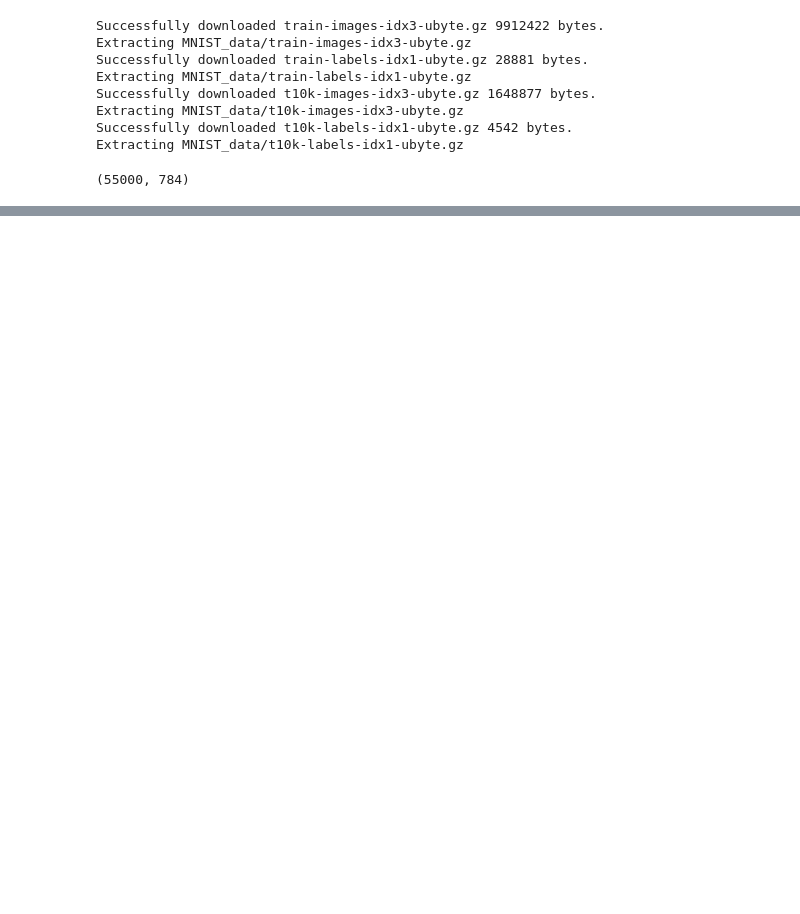
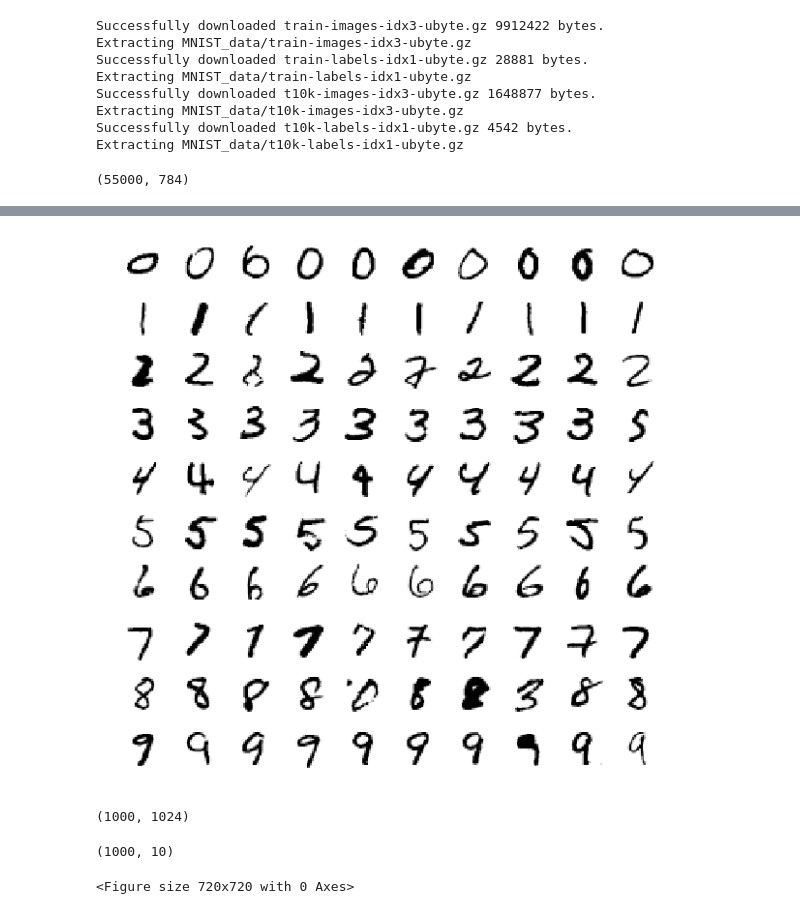
Before and after one commit to bhushanmalgaonkar/neural-learning-visualization, a Jupyter notebook: neural-learning-visualization.ipynb, the cells around one changed output, grey strips where cells are left out. Saved outputs shown, nothing was run; the diff lists cells and outputs as text; code cells hidden in the pictures; blank space fills up the shorter version.

Commit message:
Visualizing output of softmax layer

```diff
--- a/neural-learning-visualization.ipynb
+++ b/neural-learning-visualization.ipynb
@@ -55,6 +55,8 @@ biases = {
     'out': tf.Variable(dtype='float', initial_value=tf.truncated_normal(shape=[10], mean=0.0, stddev=std))
 }
 # %%
+beta = 0.001
+
 z1 = tf.add(tf.matmul(X, weights['w1']), biases['b1'])
 a1 = tf.nn.relu(z1)
 
@@ -71,8 +73,12 @@ z5 = tf.add(tf.matmul(a4, weights['w5']), biases['b5'])
 a5 = tf.nn.relu(z5)
 
 logits = tf.add(tf.matmul(a5, weights['out']), biases['out'])
+output = tf.nn.softmax(logits=logits)
 
-loss = tf.reduce_mean(tf.nn.softmax_cross_entropy_with_logits_v2(logits=logits, labels=y))
+regularizers = tf.nn.l2_loss(weights['w1']) + tf.nn.l2_loss(weights['w2']) + tf.nn.l2_loss(weights['w3']) \
+                + tf.nn.l2_loss(weights['w4']) + tf.nn.l2_loss(weights['w5']) + tf.nn.l2_loss(weights['out'])
+loss = tf.reduce_mean(tf.nn.softmax_cross_entropy_with_logits_v2(logits=logits, labels=y) \
+                + beta * regularizers)
 
 optimizer = tf.train.AdamOptimizer(learning_rate=0.01)
 
@@ -89,17 +95,21 @@ total_samples = mnist.train.images.shape[0]
 
 with tf.Session() as sess:
   sess.run(init)
-  for epoch in range(1, 51):
+  for epoch in range(1, 101):
     for itr in range(total_samples//batch_size):
       batch_x, batch_y = mnist.train.next_batch(batch_size=batch_size)
       sess.run(train, feed_dict={X: batch_x, y: batch_y})
 #       if itr % 10 == 0:
 #         ls, ac = sess.run([loss, accuracy], feed_dict={X: batch_x, y: batch_y})
 #         print(f'\tIteration:{itr}\t, Loss:{ls:.2f}\t, Accuracy:{ac:.2f}')
-    if epoch % 10 == 0:
+    if epoch % 50 == 0:
       print(f'Epoch:{epoch}')
       ls, ac = sess.run([loss, accuracy], feed_dict={X: batch_x, y: batch_y})
       print(f'Train set:\tLoss:{ls:.2f},\tAccuracy:{ac:.2f}')
       ls, ac = sess.run([loss, accuracy], feed_dict={X: mnist.test.images, y: mnist.test.labels})
       print(f'Test set:\tLoss:{ls:.2f},\tAccuracy:{ac:.2f}\n')
+
+  # pass 1000 images through trained model and get 10 images per output class giving maximum softmax activation
+  batch_x, batch_y = mnist.test.next_batch(1000)
+  a5_val, output_val = sess.run([a5, output], feed_dict={X:batch_x, y:batch_y})
 # %% [output]
@@ -124,0 +123,30 @@ Test set:       Loss:0.20,      Accuracy:0.97
+# %%
+plt.figure(figsize=(10, 10))
+for d in range(10):
+  d_images = batch_x[np.argmax(output_val, axis=1) == d]
+  d_images = d_images[:min(10, len(d_images))]
+  for i in range(len(d_images)):
+    plt.subplot(10, 10, d * 10 + i + 1)
+    plt.imshow(d_images[i].reshape(28, 28))
+    plt.axis('off')
+# %% [output]
+[figure, added]
+# %%
+a5_val.shape
+# %% [output]
+(1000, 1024)
+# %%
+a5_val[:, np.random.randint(1024, size=10)].shape
+# %% [output]
+(1000, 10)
+# %%
+plt.figure(figsize=(10, 10))
+for d in range(10):
+  d_images = batch_x[np.argmax(a5_val, axis=1) == d]
+  d_images = d_images[:min(10, len(d_images))]
+  for i in range(len(d_images)):
+    plt.subplot(10, 10, d * 10 + i + 1)
+    plt.imshow(d_images[i].reshape(28, 28))
+    plt.axis('off')
+# %% [output]
+<Figure size 720x720 with 0 Axes>
```
Also changed, not shown: parts of 1 cell of this notebook.
